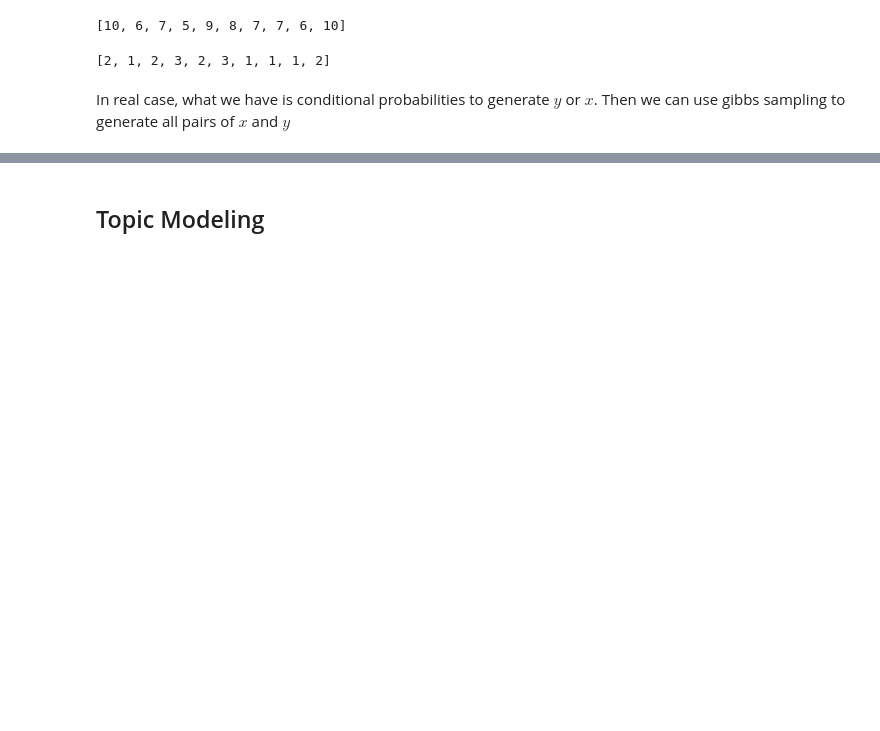
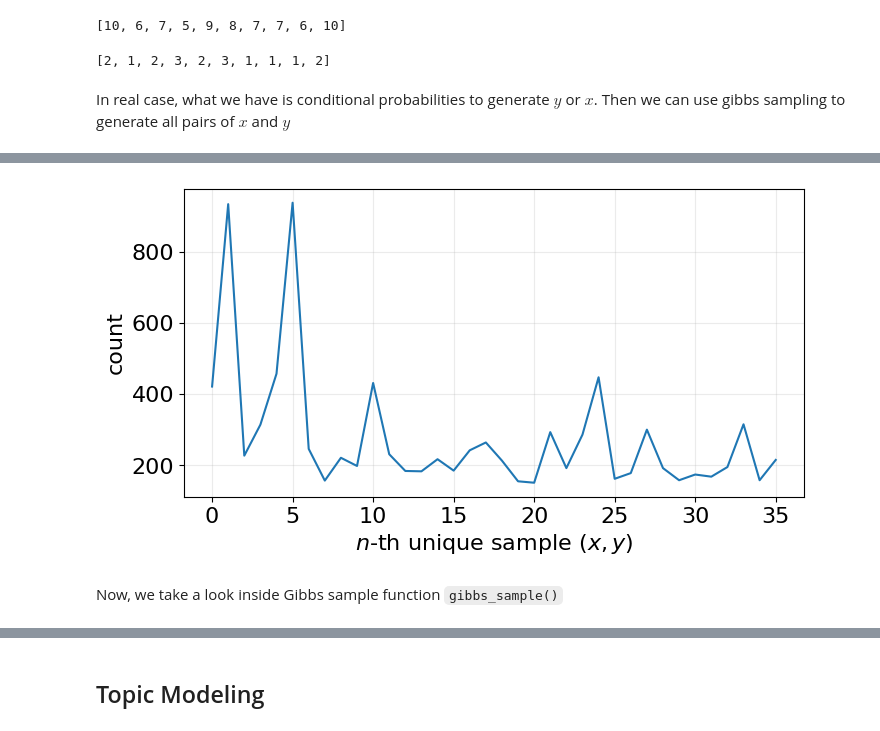
Before and after one commit to LugoBlogger/AK-201-426-data-science, a Jupyter notebook: ch-21-nlp-01.ipynb, the cells around one changed output, grey strips where cells are left out. Cells and saved outputs as stored; diff of their text form; code cells hidden in the pictures; blank space fills up the shorter version.

```diff
--- a/ch-21-nlp-01.ipynb
+++ b/ch-21-nlp-01.ipynb
@@ -413,0 +539,13 @@ plt.show(fig)
+# %%
+seed = 24_04_16
+rng = np.random.default_rng(seed)
+
+N_samples = 10_000
+y_rand = rng.integers(2, 13, size=N_samples)
+x_rand = np.array([random_x_given_y(y, rng) for y in y_rand])
+
+counts_random_x_given_y = defaultdict(lambda: 0)
+for x, y in zip(x_rand, y_rand):
+  counts_random_x_given_y[(x, y)] += 1
+
+counts_random_x_given_y
@@ -413,0 +570,14 @@ plt.show(fig)
+# %%
+fig, ax = plt.subplots(figsize=(8, 4))
+
+ax.plot(list(counts_random_x_given_y.values()))
+
+ax.grid("on")
+ax.set_xlabel("$n$-th unique sample $(x, y)$")
+ax.set_ylabel("count")
+
+plt.show(fig)
+# %% [output]
+[figure, added]
+# %% [markdown]
+Now, we take a look inside Gibbs sample function `gibbs_sample()`
```
Also changed, not shown: parts of 35 cells of this notebook, 6 other files.
